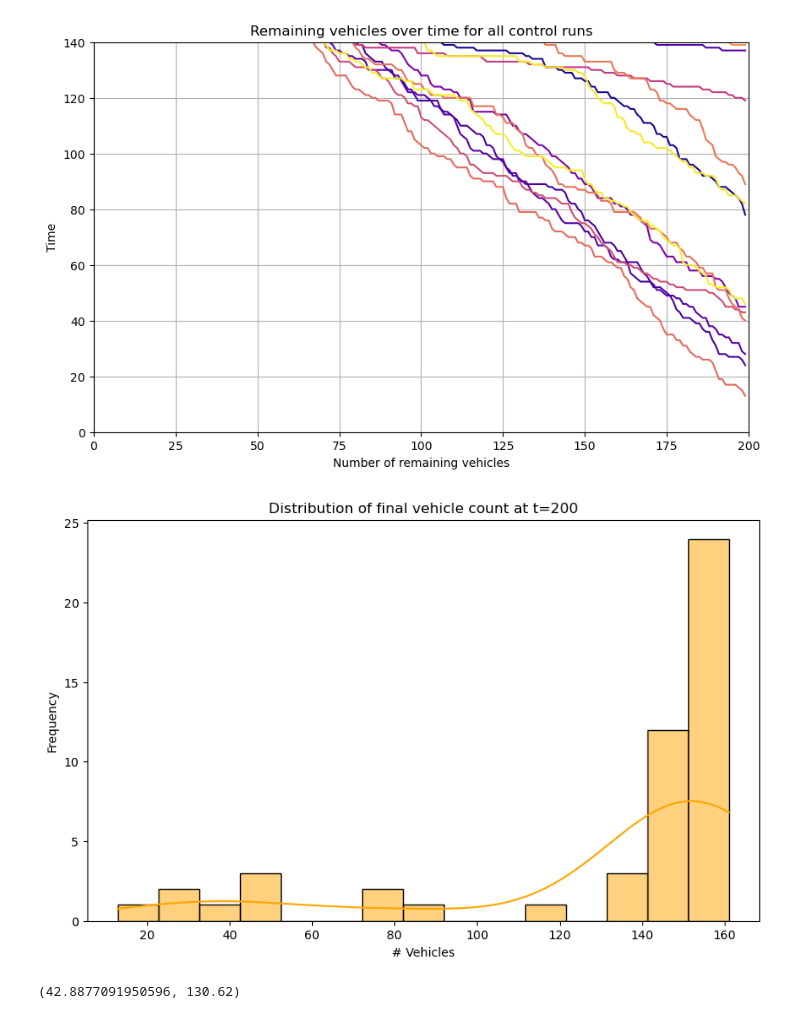
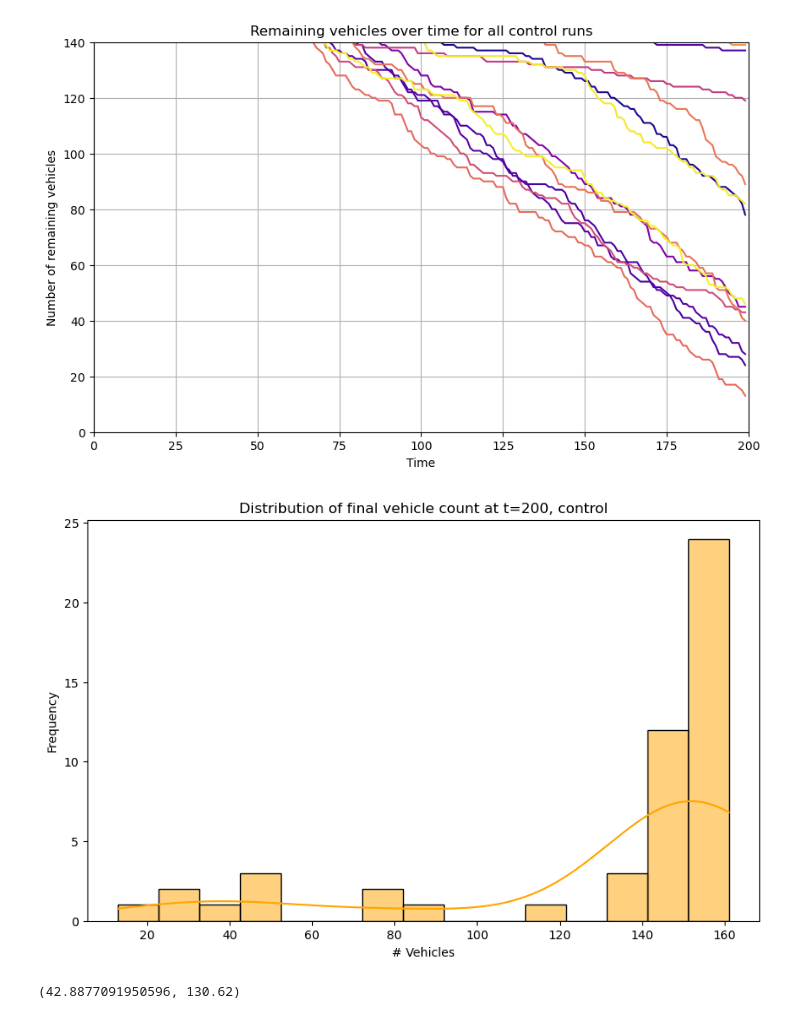
Before and after one commit to mauted/traffic-flow-optimization, a Jupyter notebook: control_analysis.ipynb, the cells around one changed output. Saved outputs shown, nothing was run; the diff lists cells and outputs as text; code cells hidden in the pictures.

Commit message:
me when i control

```diff
--- a/control_analysis.ipynb
+++ b/control_analysis.ipynb
@@ -10,39 +7,39 @@ Intel MKL WARNING: Support of Intel(R) Streaming SIMD Extensions 4.2 (Intel(R) S
 # %%
 csv_file = 'control_vehicles.csv'
 
 data = []
 with open(csv_file, 'r') as file:
     reader = csv.reader(file)
     for row in reader:
         data.append([float(x) for x in row])
 
 colormap = cm.get_cmap('plasma')
 num_lines = len(data)
 
 plt.figure(figsize=(10, 6))
 for idx, numbers in enumerate(data):
     color = colormap(idx / num_lines)  # Scale index to [0, 1] range for the colormap
     plt.plot(numbers, color=color, label=f'Line {idx+1}')
 
-plt.xlabel('Number of remaining vehicles')
-plt.ylabel('Time')
+plt.xlabel('Time')
+plt.ylabel('Number of remaining vehicles')
 plt.ylim(0, 140)
 plt.xlim(0, 200)
 plt.title('Remaining vehicles over time for all control runs')
 plt.grid(True)
 plt.show()
 # %% [output]
-[figure, old version]
+[figure, new version]
 # %%
 final_vehicle_count = [d[-1] for d in data]
 plt.figure(figsize=(10, 6))
 sns.histplot(final_vehicle_count, bins=15, kde=True, color='orange', edgecolor='black')
 plt.xlabel('# Vehicles')
 plt.ylabel('Frequency')
-plt.title('Distribution of final vehicle count at t=200')
+plt.title('Distribution of final vehicle count at t=200, control')
 plt.show()
 # %% [output]
-[figure, old version]
+[figure, new version]
 # %%
 # compute standard deviation and mean of final vehicle count
 std = np.std(final_vehicle_count)
```
Also changed, not shown: parts of 2 cells of this notebook, 2 other files.
